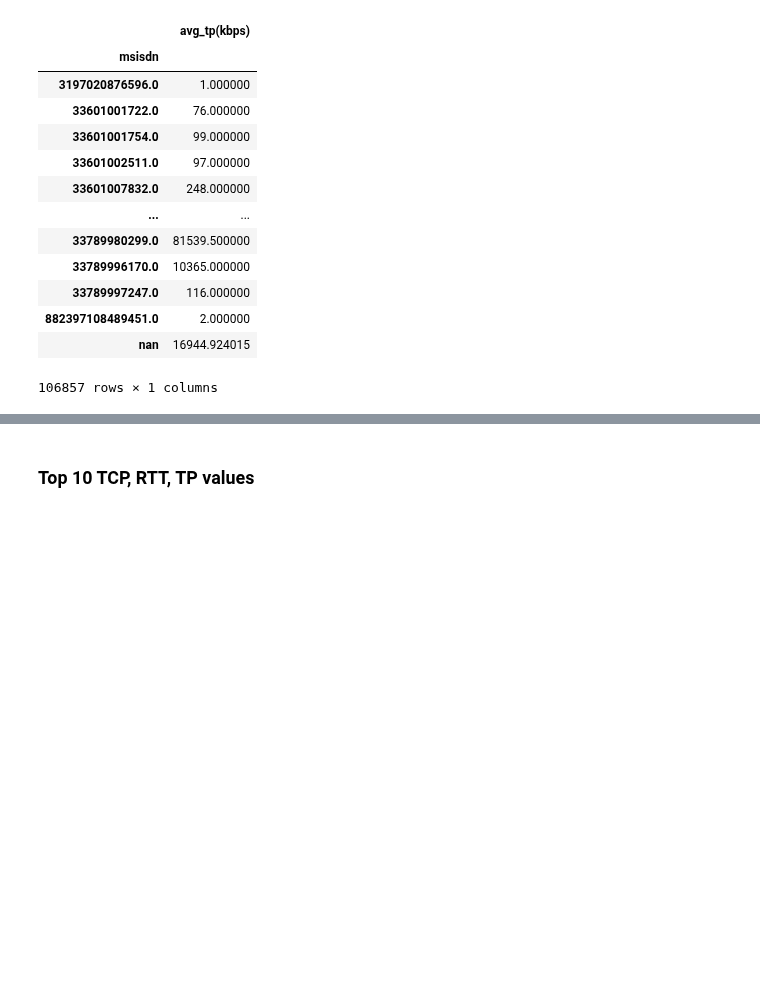
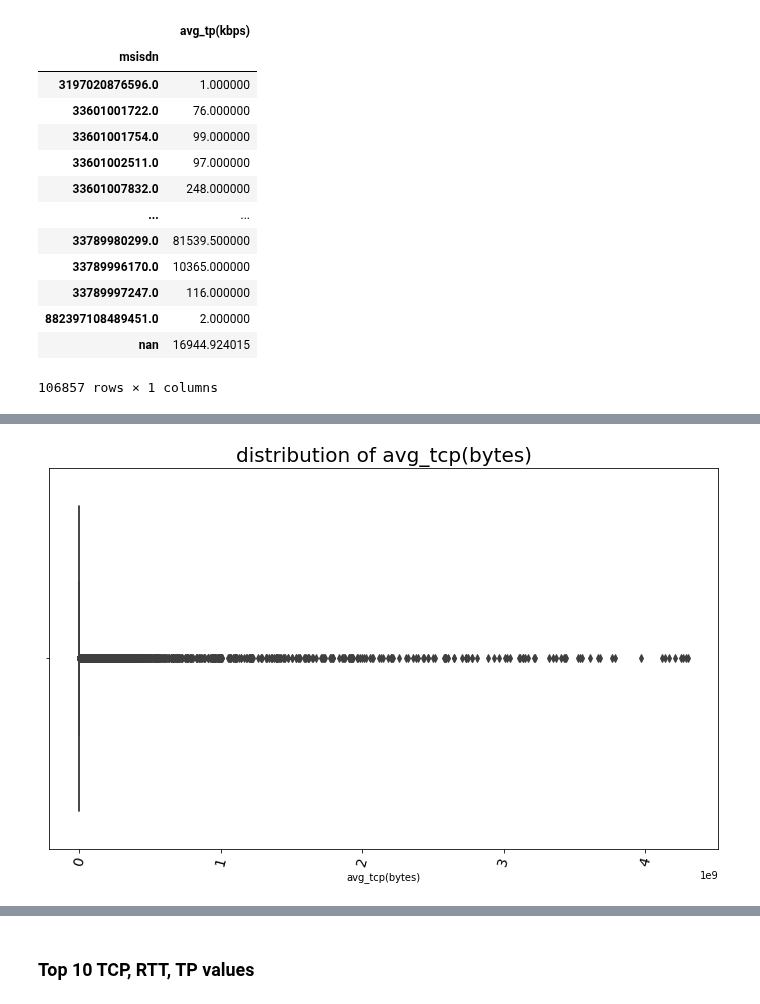
Before and after one commit to Nathnael12/Telecom_data_analysis, a Jupyter notebook: notebooks/UserExperienceAnalysis.ipynb, the cells around one changed output, grey strips where cells are left out. Cells and saved outputs as stored; diff of their text form; code cells hidden in the pictures; blank space fills up the shorter version.

```diff
--- a/notebooks/UserExperienceAnalysis.ipynb
+++ b/notebooks/UserExperienceAnalysis.ipynb
@@ -146,0 +181,4 @@ avg_tp
+# %%
+utility.plot_box(df=experience_by_customer,x_col="avg_tcp(bytes)",title="distribution of avg_tcp(bytes)")
+# %% [output]
+[figure, added]
```
Also changed, not shown: parts of 14 cells of this notebook, 2 other files.
